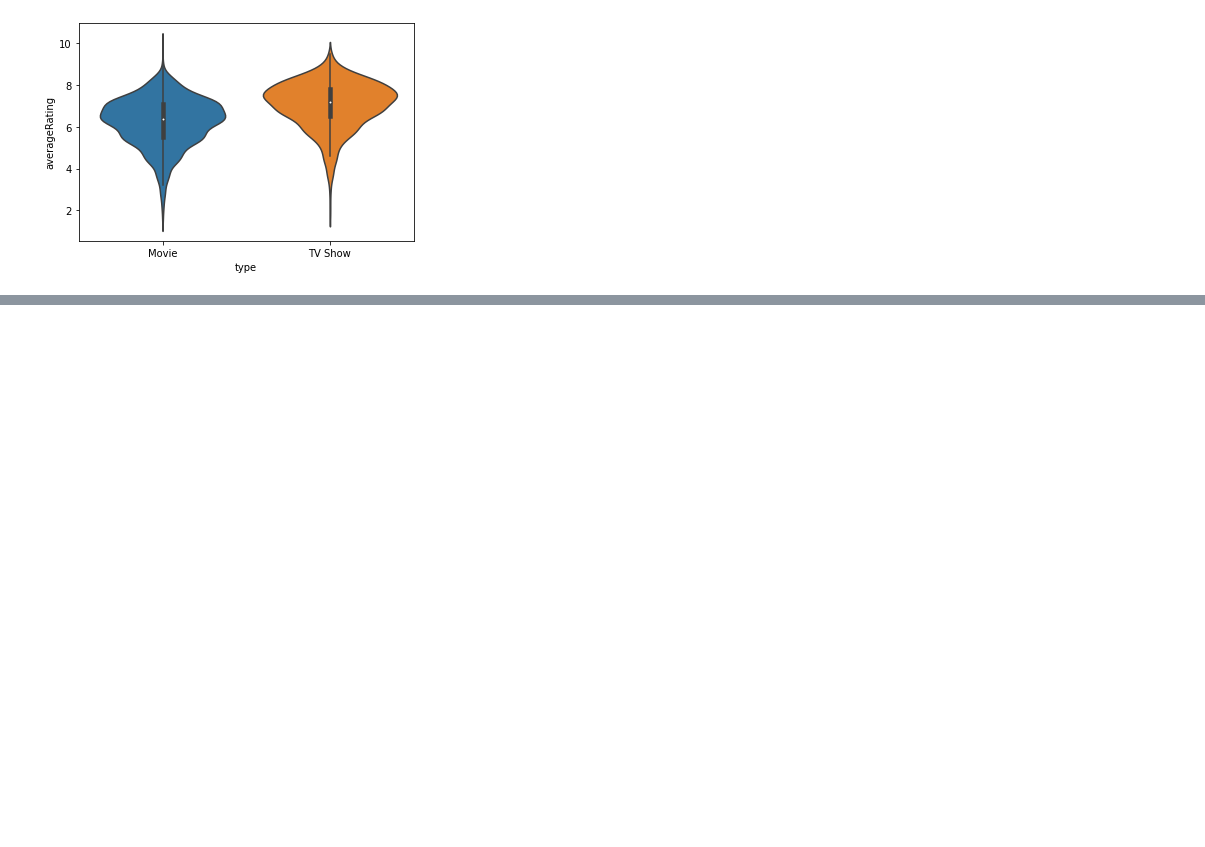
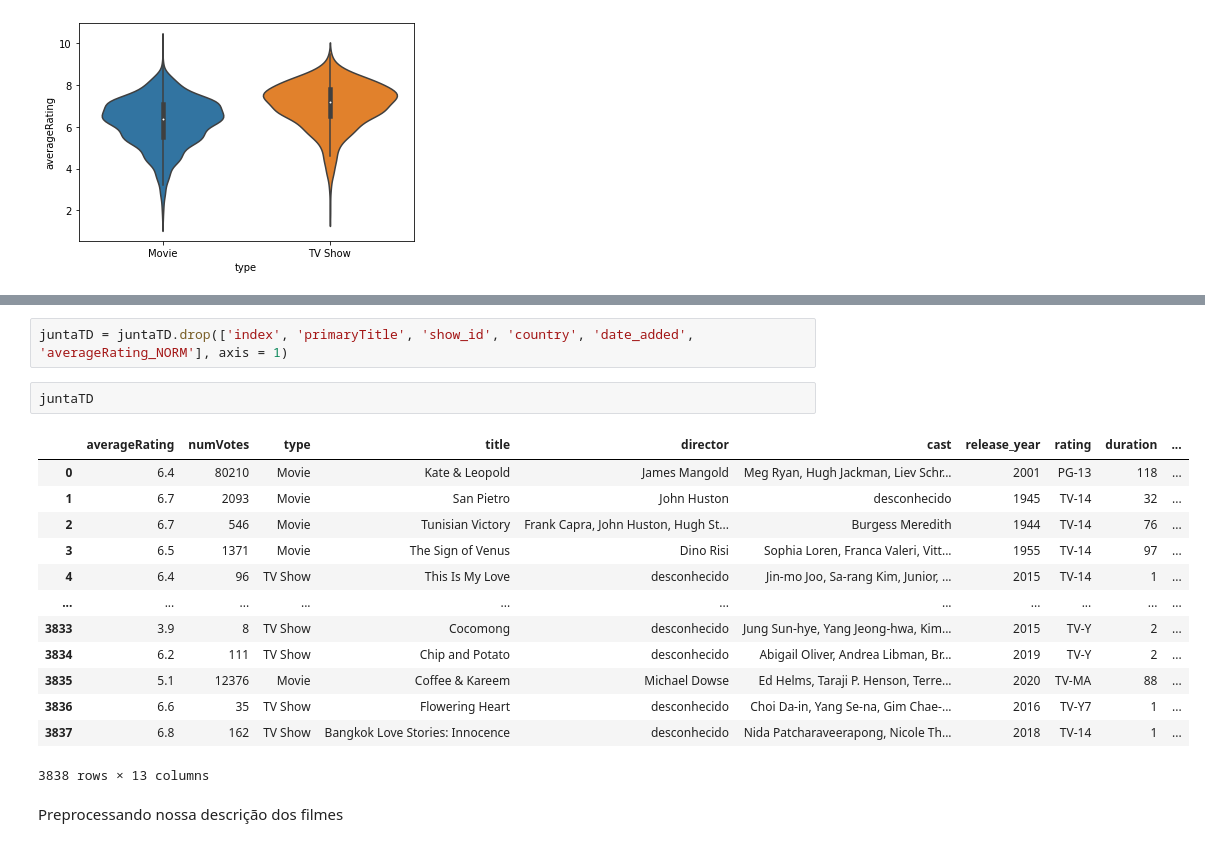
Before and after one commit to danielcti/data-science-project, a Jupyter notebook: dataVisualizationNetflixp2.ipynb, the cells around one changed output, grey strips where cells are left out. Drawn from its saved outputs; the diff is of its cells as text; blank space fills up the shorter version.

```diff
--- a/dataVisualizationNetflixp2.ipynb
+++ b/dataVisualizationNetflixp2.ipynb
@@ -916,0 +939,20 @@ sns.boxplot(data=[dataM, dataA])
+# %%
+juntaTD = juntaTD.drop(['index', 'primaryTitle', 'show_id', 'country', 'date_added', 'averageRating_NORM'], axis = 1)
+# %%
+juntaTD
+# %% [output]
+|  | averageRating | numVotes | type | title | director | cast | release_year | rating | duration | ... |
+| 0 | 6.4 | 80210 | Movie | Kate & Leopold | James Mangold | Meg Ryan, Hugh Jackman, Liev Schr... | 2001 | PG-13 | 118 | ... |
+| 1 | 6.7 | 2093 | Movie | San Pietro | John Huston | desconhecido | 1945 | TV-14 | 32 | ... |
+| 2 | 6.7 | 546 | Movie | Tunisian Victory | Frank Capra, John Huston, Hugh St... | Burgess Meredith | 1944 | TV-14 | 76 | ... |
+| 3 | 6.5 | 1371 | Movie | The Sign of Venus | Dino Risi | Sophia Loren, Franca Valeri, Vitt... | 1955 | TV-14 | 97 | ... |
+| 4 | 6.4 | 96 | TV Show | This Is My Love | desconhecido | Jin-mo Joo, Sa-rang Kim, Junior, ... | 2015 | TV-14 | 1 | ... |
+| ... | ... | ... | ... | ... | ... | ... | ... | ... | ... | ... |
+| 3833 | 3.9 | 8 | TV Show | Cocomong | desconhecido | Jung Sun-hye, Yang Jeong-hwa, Kim... | 2015 | TV-Y | 2 | ... |
+| 3834 | 6.2 | 111 | TV Show | Chip and Potato | desconhecido | Abigail Oliver, Andrea Libman, Br... | 2019 | TV-Y | 2 | ... |
+| 3835 | 5.1 | 12376 | Movie | Coffee & Kareem | Michael Dowse | Ed Helms, Taraji P. Henson, Terre... | 2020 | TV-MA | 88 | ... |
+| 3836 | 6.6 | 35 | TV Show | Flowering Heart | desconhecido | Choi Da-in, Yang Se-na, Gim Chae-... | 2016 | TV-Y7 | 1 | ... |
+| 3837 | 6.8 | 162 | TV Show | Bangkok Love Stories: Innocence | desconhecido | Nida Patcharaveerapong, Nicole Th... | 2018 | TV-14 | 1 | ... |
+3838 rows × 13 columns
+# %% [markdown]
+Preprocessando nossa descrição dos filmes
```
Also changed, not shown: parts of 36 cells of this notebook.
